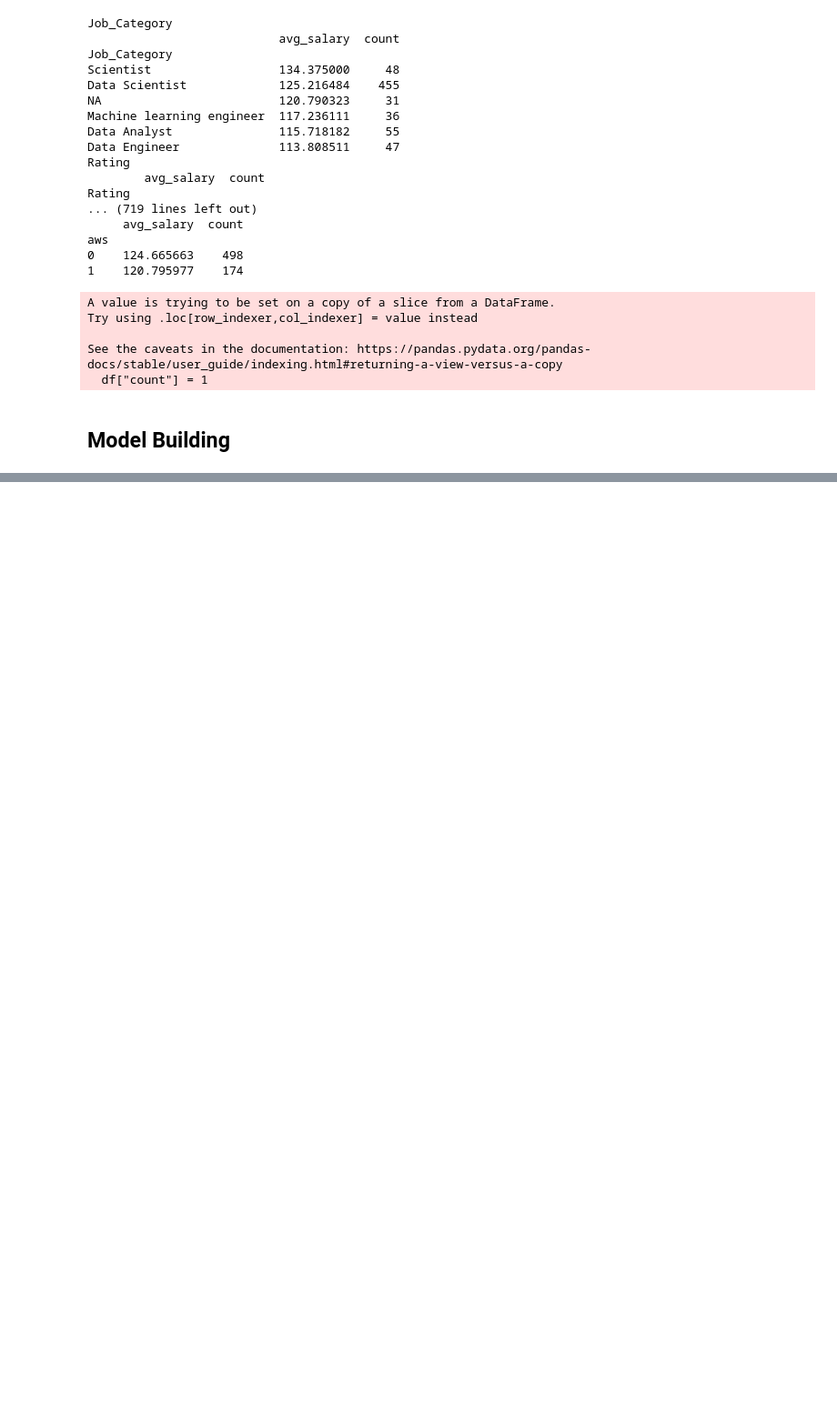
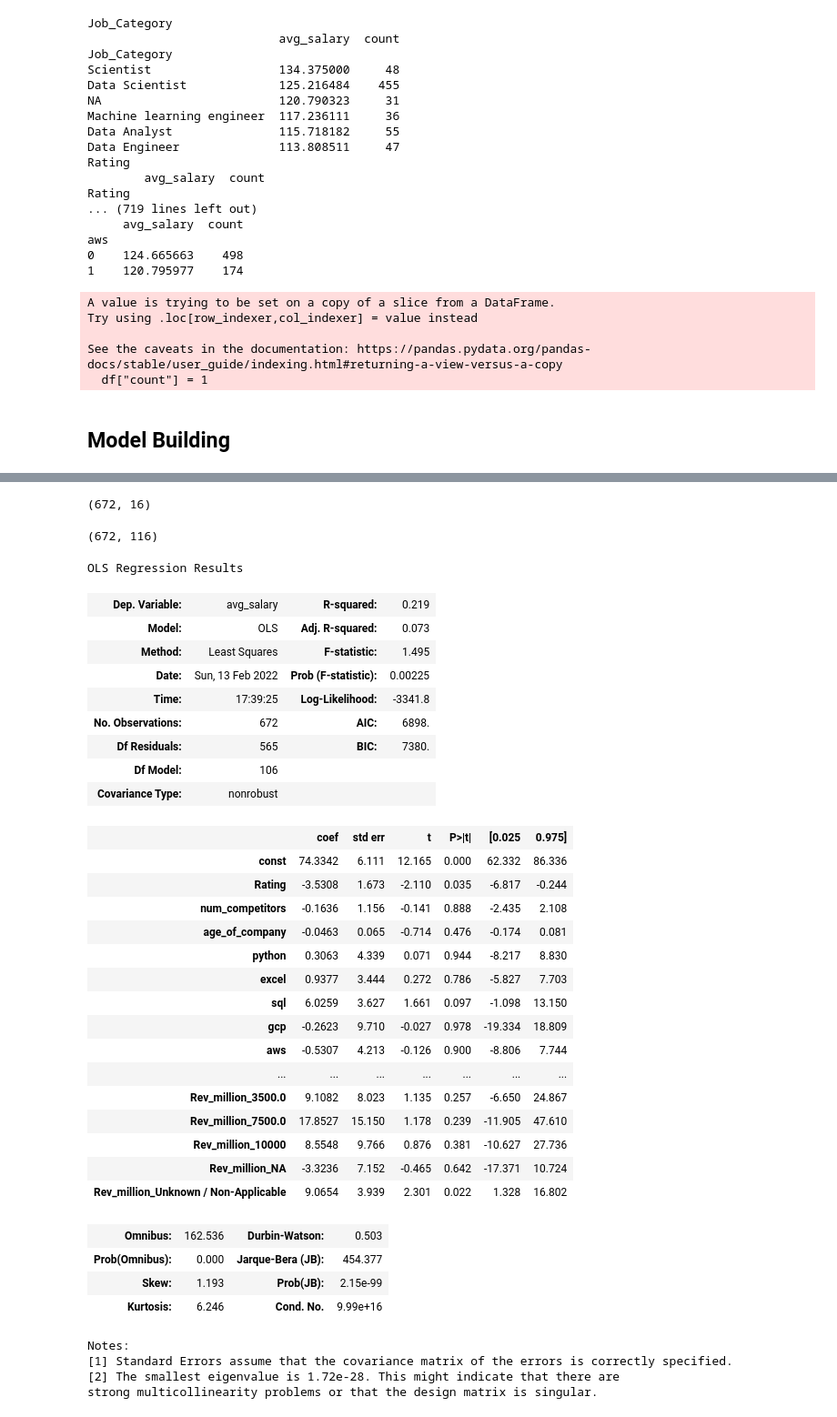
Before and after one commit to gihonglee/Job_Postings_Analysis, a Jupyter notebook: data_cleaning.ipynb, the cells around one changed output, grey strips where cells are left out. Shown at 91% size. Drawn from its saved outputs; the diff is of its cells as text; code cells hidden in the pictures; blank space fills up the shorter version.

```diff
--- a/data_cleaning.ipynb
+++ b/data_cleaning.ipynb
@@ -341,0 +340,66 @@ See the caveats in the documentation: https://pandas.pydata.org/pandas-docs/stab
+# %%
+# choose relevant columns
+df.columns
+df_models  = df[['avg_salary','Job_Category', 'seniority', 'Rating',
+    'state', 'company_size', 'Sector', 'Type of ownership',
+       'Rev_million', 'num_competitors',  'age_of_company',
+       'python', 'excel', 'sql', 'gcp', 'aws']]
+
+df_models.shape
+# %% [output]
+(672, 16)
+# %%
+# get dummy data
+df_dum = pd.get_dummies(df_models)
+df_dum.shape
+# for i in df_dum.columns:
+#     print(i)
+# %% [output]
+(672, 116)
+# %%
+# train test split
+from sklearn.model_selection import train_test_split
+X = df_dum.drop("avg_salary", axis = 1)
+y = df_dum["avg_salary"] # make sure to return array instead of series
+X_train, X_test, y_train, y_test = train_test_split(X, y, test_size= 0.2, random_state= 42)
+# %%
+# multiple linear regression
+import statsmodels.api as sm
+X_sm = sm.add_constant(X)
+model = sm.OLS(y,X_sm)
+model.fit().summary()
+# %% [output]
+OLS Regression Results
+| Dep. Variable: | avg_salary | R-squared: | 0.219 |
+| Model: | OLS | Adj. R-squared: | 0.073 |
+| Method: | Least Squares | F-statistic: | 1.495 |
+| Date: | Sun, 13 Feb 2022 | Prob (F-statistic): | 0.00225 |
+| Time: | 17:39:25 | Log-Likelihood: | -3341.8 |
+| No. Observations: | 672 | AIC: | 6898. |
+| Df Residuals: | 565 | BIC: | 7380. |
+| Df Model: | 106 |  |  |
+| Covariance Type: | nonrobust |  |  |
+|  | coef | std err | t | P>|t| | [0.025 | 0.975] |
+| const | 74.3342 | 6.111 | 12.165 | 0.000 | 62.332 | 86.336 |
+| Rating | -3.5308 | 1.673 | -2.110 | 0.035 | -6.817 | -0.244 |
+| num_competitors | -0.1636 | 1.156 | -0.141 | 0.888 | -2.435 | 2.108 |
+| age_of_company | -0.0463 | 0.065 | -0.714 | 0.476 | -0.174 | 0.081 |
+| python | 0.3063 | 4.339 | 0.071 | 0.944 | -8.217 | 8.830 |
+| excel | 0.9377 | 3.444 | 0.272 | 0.786 | -5.827 | 7.703 |
+| sql | 6.0259 | 3.627 | 1.661 | 0.097 | -1.098 | 13.150 |
+| gcp | -0.2623 | 9.710 | -0.027 | 0.978 | -19.334 | 18.809 |
+| aws | -0.5307 | 4.213 | -0.126 | 0.900 | -8.806 | 7.744 |
+| ... | ... | ... | ... | ... | ... | ... |
+| Rev_million_3500.0 | 9.1082 | 8.023 | 1.135 | 0.257 | -6.650 | 24.867 |
+| Rev_million_7500.0 | 17.8527 | 15.150 | 1.178 | 0.239 | -11.905 | 47.610 |
+| Rev_million_10000 | 8.5548 | 9.766 | 0.876 | 0.381 | -10.627 | 27.736 |
+| Rev_million_NA | -3.3236 | 7.152 | -0.465 | 0.642 | -17.371 | 10.724 |
+| Rev_million_Unknown / Non-Applicable | 9.0654 | 3.939 | 2.301 | 0.022 | 1.328 | 16.802 |
+| Omnibus: | 162.536 | Durbin-Watson: | 0.503 |
+| Prob(Omnibus): | 0.000 | Jarque-Bera (JB): | 454.377 |
+| Skew: | 1.193 | Prob(JB): | 2.15e-99 |
+| Kurtosis: | 6.246 | Cond. No. | 9.99e+16 |
+Notes:
+[1] Standard Errors assume that the covariance matrix of the errors is correctly specified.
+[2] The smallest eigenvalue is 1.72e-28. This might indicate that there are
+strong multicollinearity problems or that the design matrix is singular.
```
Also changed, not shown: parts of 7 cells of this notebook.
